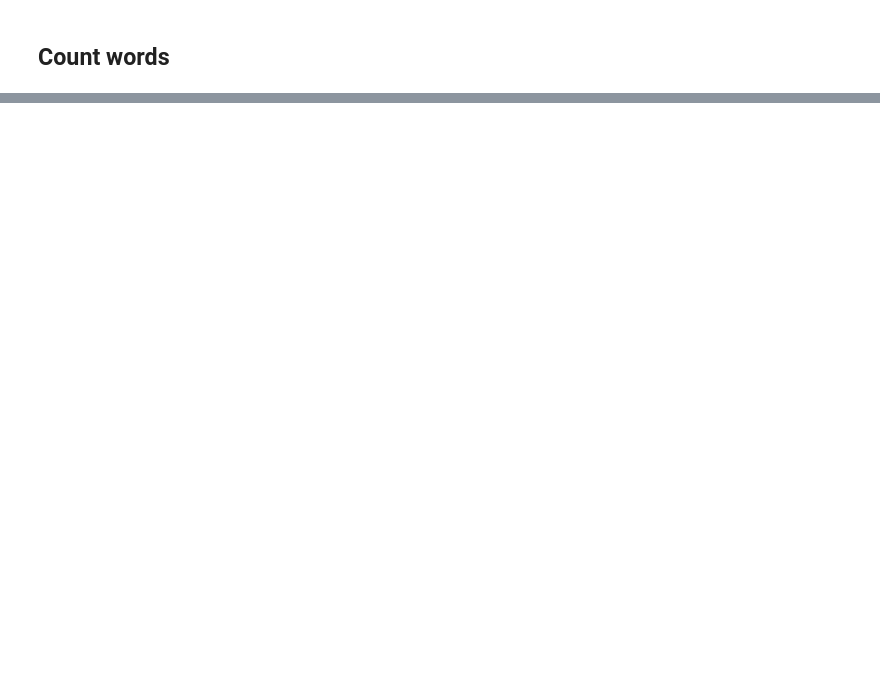
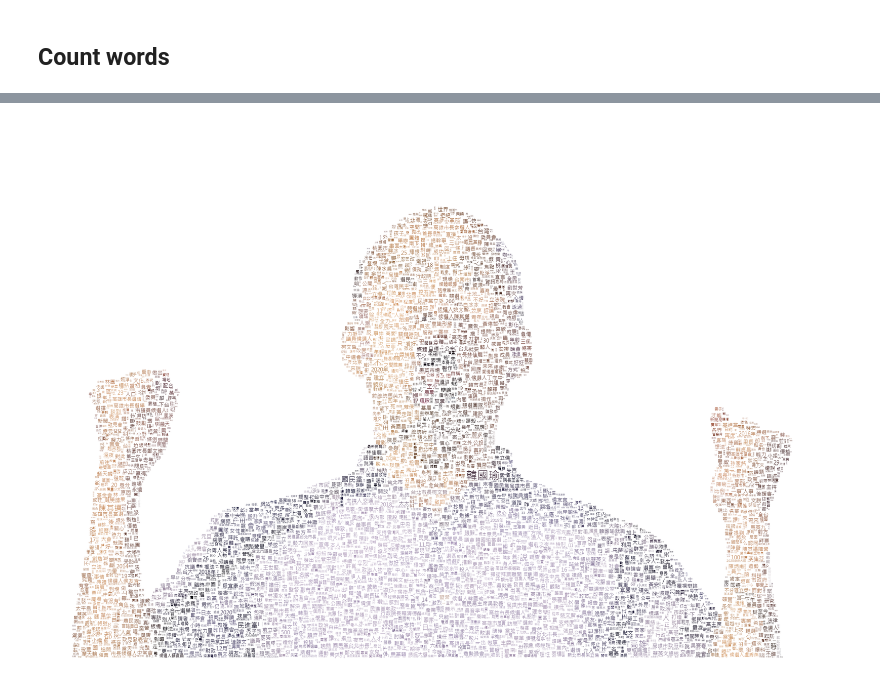
Before and after one commit to MiccWan/political-news-analysis, a Jupyter notebook: CM_test.ipynb, the cells around one changed output, grey strips where cells are left out. Drawn from its saved outputs; the diff is of its cells as text; code cells hidden in the pictures; blank space fills up the shorter version.

```diff
--- a/CM_test.ipynb
+++ b/CM_test.ipynb
@@ -148,0 +265,7 @@ all_content
+# %%
+# 韓國瑜
+# han_wc = get_wordcloud_of_keyword('韓國瑜', contents, 'politicians/han.png')
+# han_wc.to_file('politicians/hanwc.png')
+han_wc.to_image()
+# %% [output]
+[figure, added]
```
Also changed, not shown: parts of 38 cells of this notebook, 12 other files.
